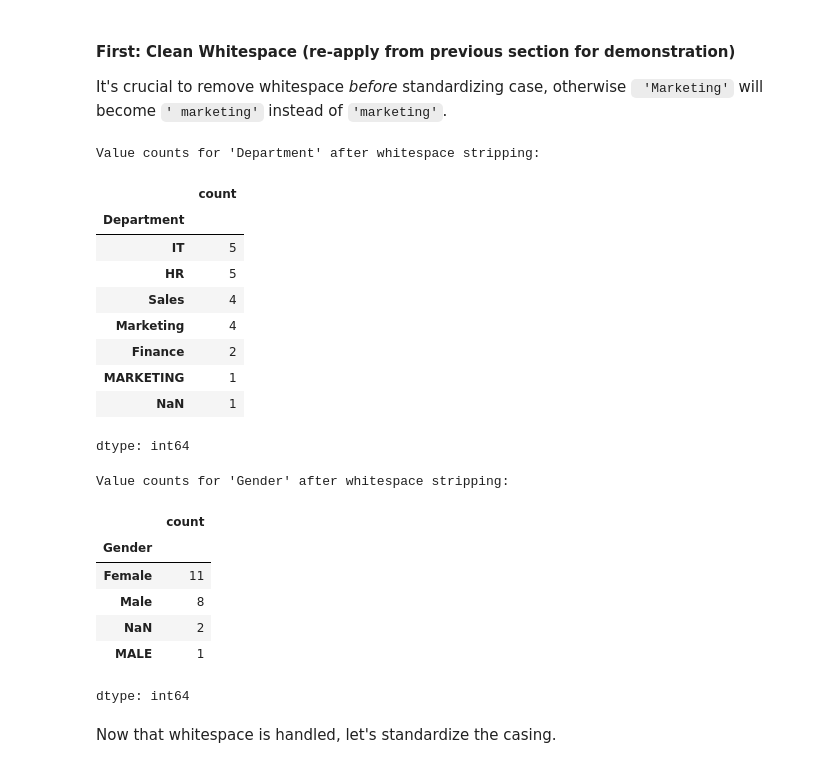
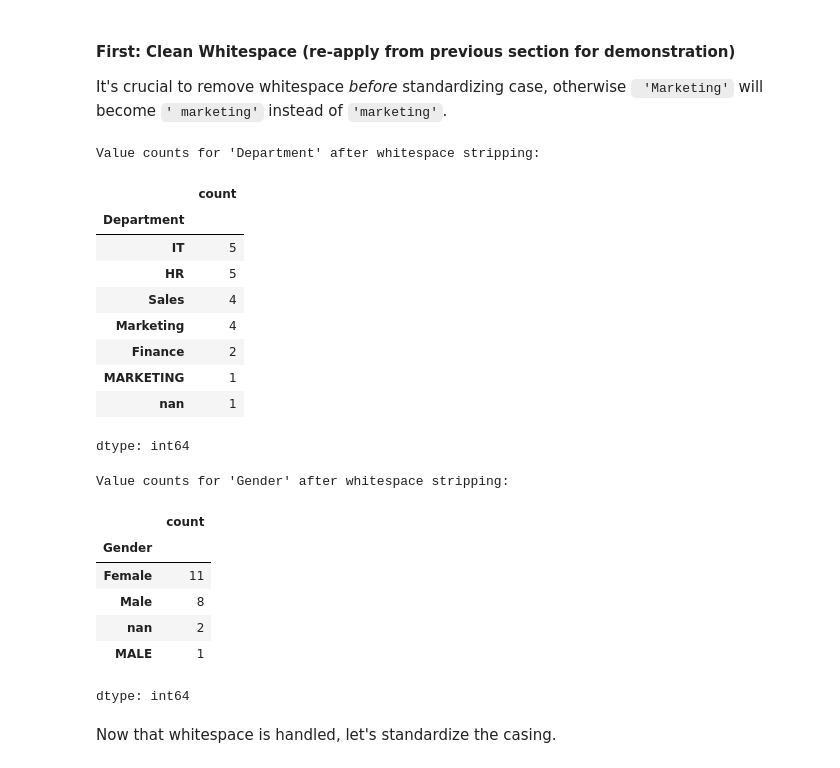
Before and after one commit to Mohamad-Selawy/Data-Analysis, a Jupyter notebook: Data Analysis/Level 1/4_Data_Quality_&_Cleaning.ipynb, the cells around one changed output. Cells and saved outputs as stored; diff of their text form; code cells hidden in the pictures.

```diff
--- a/Data Analysis/Level 1/4_Data_Quality_&_Cleaning.ipynb
+++ b/Data Analysis/Level 1/4_Data_Quality_&_Cleaning.ipynb
@@ -933,25 +928,0 @@ Instead of applying `.str.strip()` to each string column individually, which can
-# %%
-df_cleaned_all_strings = df.copy()
-
-print("Before cleaning all string columns (sample of potentially affected values):")
-display(df_cleaned_all_strings[['Name', 'Department', 'City']].head(10))
-
-# Identify all object columns (which are typically strings)
-string_columns = df_cleaned_all_strings.select_dtypes(include='object').columns
-
-for col in string_columns:
-    # Only apply strip if the column is not entirely NaN (which would become 'nan' string)
-    # and convert to string to handle potential mixed types or NaNs gracefully
-    df_cleaned_all_strings[col] = df_cleaned_all_strings[col].astype(str).str.strip()
-    # Convert 'nan' string back to actual NaN for consistency if it was originally NaN
-    df_cleaned_all_strings[col] = df_cleaned_all_strings[col].replace('nan', np.nan)
-
-print("\nAfter cleaning all string columns (sample of now cleaned values):")
-display(df_cleaned_all_strings[['Name', 'Department', 'City']].head(10))
-
-# ✅ Validation: Re-check for whitespace in cleaned City column
-print("\nRe-checking City column for remaining whitespace:")
-leading_ws_cleaned = df_cleaned_all_strings['City'].astype(str).str.startswith(' ')
-trailing_ws_cleaned = df_cleaned_all_strings['City'].astype(str).str.endswith(' ')
-print(f"Number of cities with leading whitespace after cleaning: {leading_ws_cleaned.sum()}")
-print(f"Number of cities with trailing whitespace after cleaning: {trailing_ws_cleaned.sum()}")
@@ -1062,34 +1005,33 @@ It's crucial to remove whitespace *before* standardizing case, otherwise ` 'Mark
 # %%
 df_casing = df.copy()
 
 # Clean whitespace from all object columns first
 string_cols_to_clean = df_casing.select_dtypes(include='object').columns
 for col in string_cols_to_clean:
     df_casing[col] = df_casing[col].astype(str).str.strip()
-    df_casing[col] = df_casing[col].replace('nan', np.nan)
 
 print("Value counts for 'Department' after whitespace stripping:")
 display(df_casing['Department'].value_counts(dropna=False))
 print("\nValue counts for 'Gender' after whitespace stripping:")
 display(df_casing['Gender'].value_counts(dropna=False))
 # %% [output]
 Value counts for 'Department' after whitespace stripping:
 |  | count |
 | Department |  |
 | IT | 5 |
 | HR | 5 |
 | Sales | 4 |
 | Marketing | 4 |
 | Finance | 2 |
 | MARKETING | 1 |
-| NaN | 1 |
+| nan | 1 |
 dtype: int64
 Value counts for 'Gender' after whitespace stripping:
 |  | count |
 | Gender |  |
 | Female | 11 |
 | Male | 8 |
-| NaN | 2 |
+| nan | 2 |
 | MALE | 1 |
 dtype: int64
 # %% [markdown]
```
Also changed, not shown: parts of 6 cells of this notebook.
